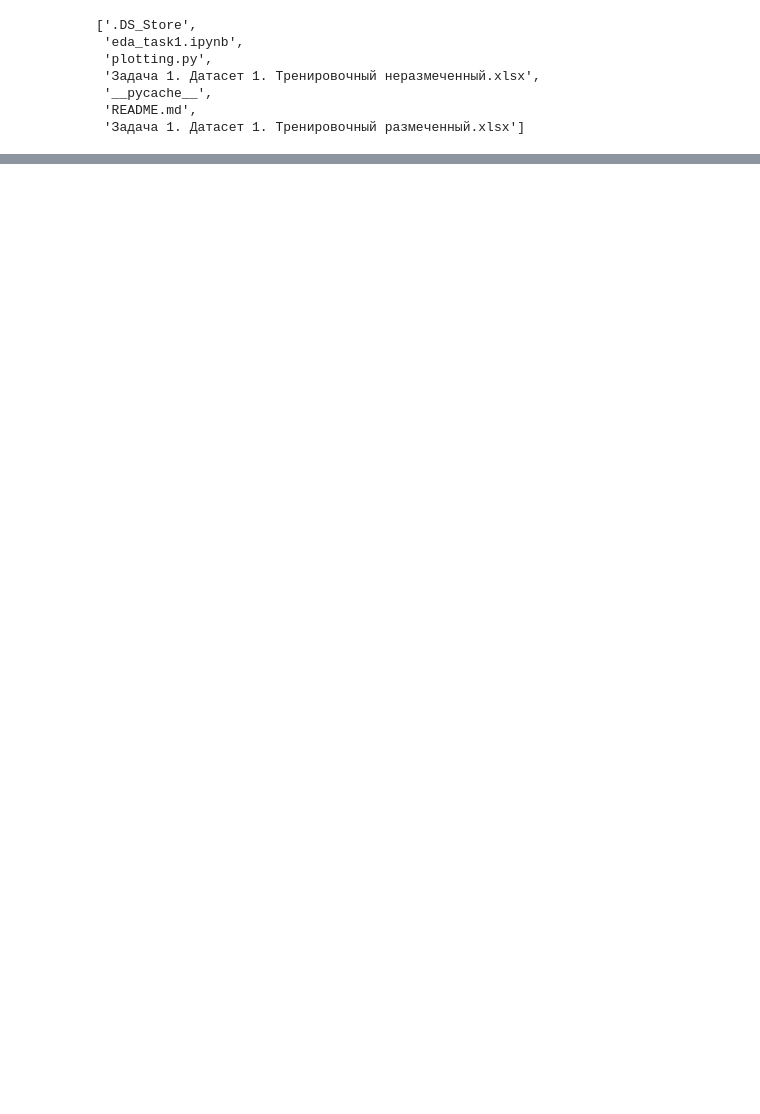
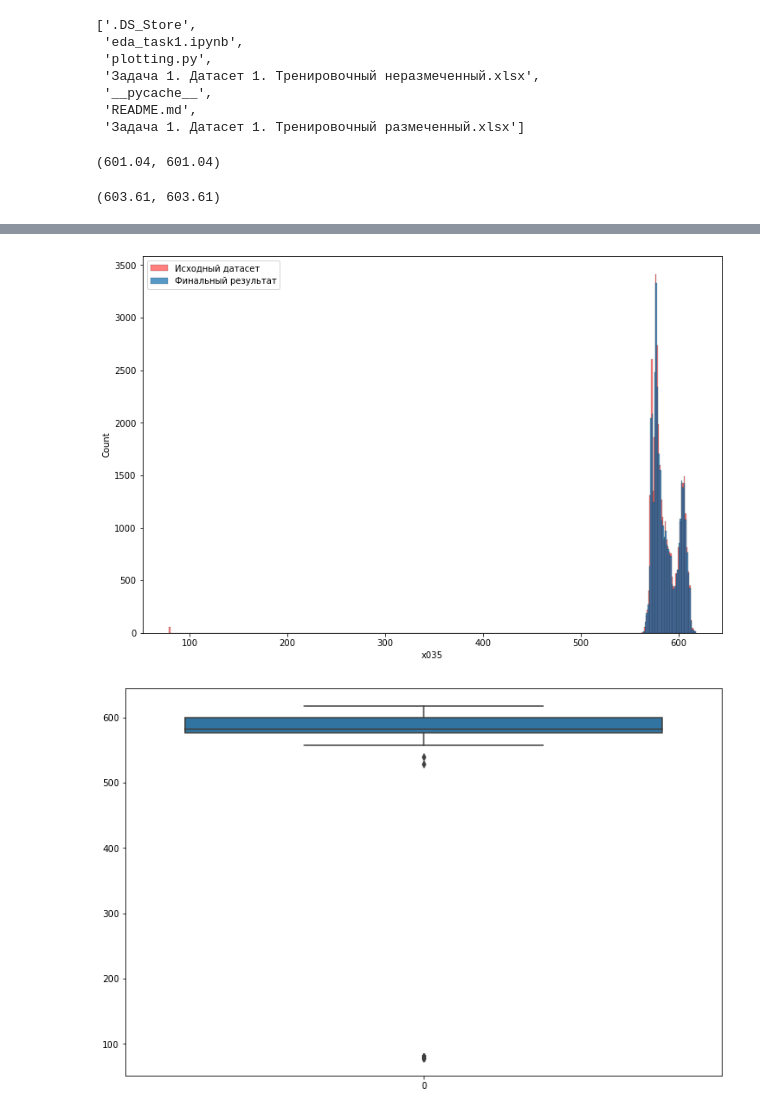
Before and after one commit to korowood/turbohack, a Jupyter notebook: task_1/eda_task1.ipynb, the cells around one changed output, grey strips where cells are left out. Cells and saved outputs as stored; diff of their text form; code cells hidden in the pictures; blank space fills up the shorter version.

```diff
--- a/task_1/eda_task1.ipynb
+++ b/task_1/eda_task1.ipynb
@@ -36,8 +59,16 @@ data_labled = pd.read_excel("Задача 1. Датасет 1. Трениров
 # sns.lineplot(data=data_unlabled, x="Параметр", y="х001")
 # sns.lineplot(data=data_labled, x="Параметр", y="х001")
 # %%
-tmp = data_unlabled['х034']
-tmp1 = data_labled['х034']
+tmp = data_unlabled['х035']
+tmp1 = data_labled['х035']
+# %%
+tmp.loc['2021-06-21 11:00:00'], tmp1.loc['2021-06-21 11:00:00']
+# %% [output]
+(601.04, 601.04)
+# %%
+tmp.loc['2021-06-21 12:10:00'], tmp1.loc['2021-06-21 12:10:00']
+# %% [output]
+(603.61, 603.61)
 # %%
 plot_ts(tmp, tmp1)
 # %% [output]
@@ -45,6 +76,20 @@ Loading BokehJS ...
 [interactive output not drawn]
 [interactive output not drawn]
 [interactive output not drawn]
+# %%
+
+plt.figure(figsize=(12, 8))
+sns.histplot(tmp, alpha=0.5, color="red")
+sns.histplot(tmp1)
+plt.legend(labels=['Исходный датасет', 'Финальный результат']);
+plt.show()
+
+plt.figure(figsize=(12, 8))
+sns.boxplot(data=tmp)
+plt.show()
+# %% [output]
+[figure, added]
+[figure, added]
 # %%
 from plotly.offline import init_notebook_mode, iplot, plot
 import plotly.express as px
```
Also changed, not shown: parts of 4 cells of this notebook.
